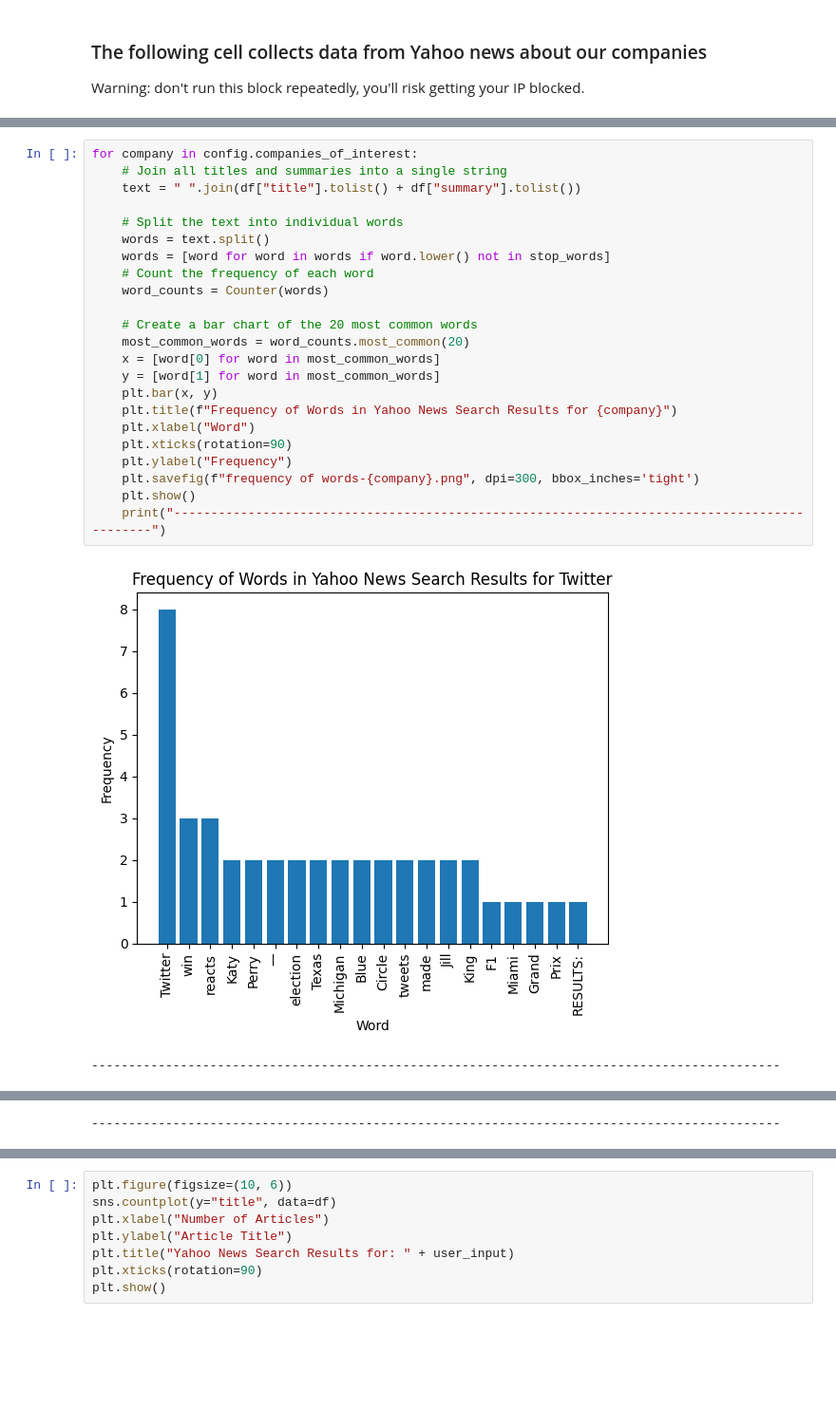
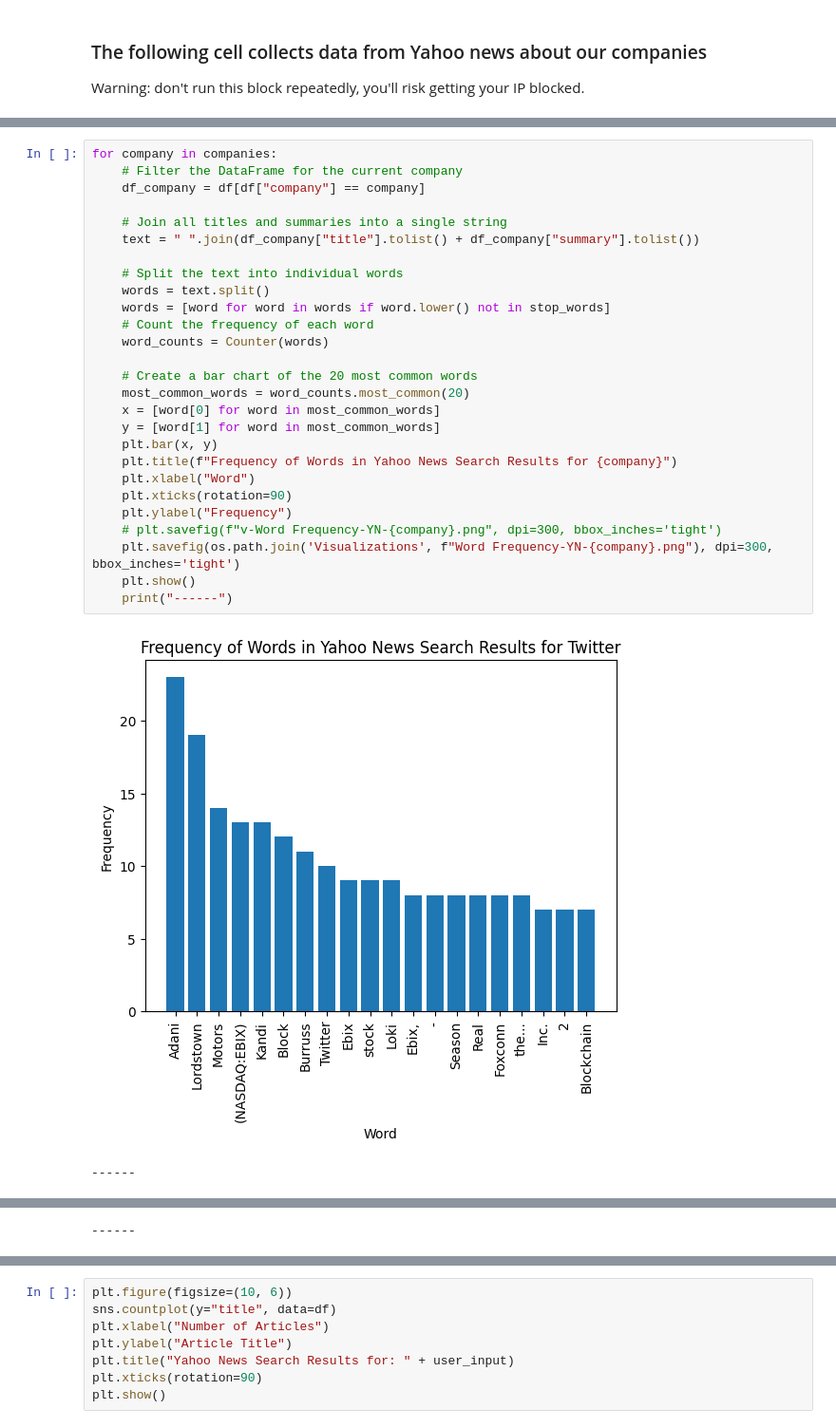
Before and after one commit to udaykumar1997/Deep-Learning-for-Sentiment-Analysis-of-Financial-News, a Jupyter notebook: 2-Scraping (Yahoo news).ipynb, the cells around one changed output, grey strips where cells are left out. Shown at 95% size. Drawn from its saved outputs; the diff is of its cells as text; blank space fills up the shorter version.

```diff
--- a/2-Scraping (Yahoo news).ipynb
+++ b/2-Scraping (Yahoo news).ipynb
@@ -74,26 +101,30 @@ Search results for Twitter:
 # %%
-for company in config.companies_of_interest:
+for company in companies:
+    # Filter the DataFrame for the current company
+    df_company = df[df["company"] == company]
+
     # Join all titles and summaries into a single string
-    text = " ".join(df["title"].tolist() + df["summary"].tolist())
+    text = " ".join(df_company["title"].tolist() + df_company["summary"].tolist())
 
     # Split the text into individual words
     words = text.split()
     words = [word for word in words if word.lower() not in stop_words]
     # Count the frequency of each word
     word_counts = Counter(words)
 
     # Create a bar chart of the 20 most common words
     most_common_words = word_counts.most_common(20)
     x = [word[0] for word in most_common_words]
     y = [word[1] for word in most_common_words]
     plt.bar(x, y)
     plt.title(f"Frequency of Words in Yahoo News Search Results for {company}")
     plt.xlabel("Word")
     plt.xticks(rotation=90)
     plt.ylabel("Frequency")
-    plt.savefig(f"frequency of words-{company}.png", dpi=300, bbox_inches='tight')
+    # plt.savefig(f"v-Word Frequency-YN-{company}.png", dpi=300, bbox_inches='tight')
+    plt.savefig(os.path.join('Visualizations', f"Word Frequency-YN-{company}.png"), dpi=300, bbox_inches='tight')
     plt.show()
-    print("---------------------------------------------------------------------------------------------")
+    print("------")
 # %% [output]
-[figure, old version]
+[figure, new version]
----------------------------------------------------------------------------------------------
+------
@@ -101 +132 @@ for company in config.companies_of_interest:
----------------------------------------------------------------------------------------------
+------
```
Also changed, not shown: parts of 16 cells of this notebook, 27 other files.
